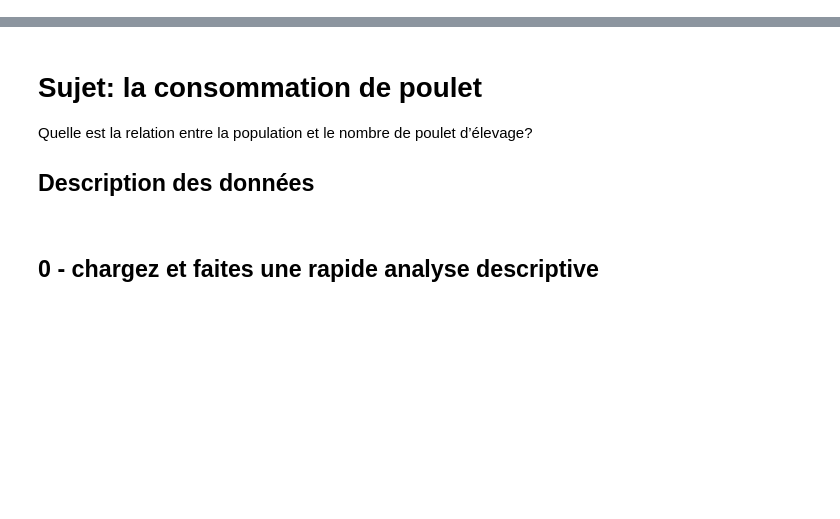
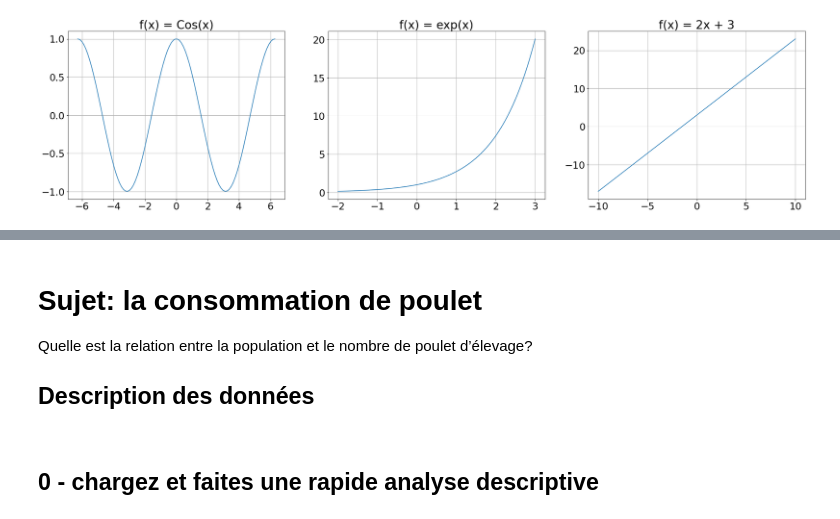
Before and after one commit to ML-for-B-E/linear-regression-course, a Jupyter notebook: notebooks/1-simple_linear_regression.ipynb, the cells around one changed output, grey strips where cells are left out. Saved outputs shown, nothing was run; the diff lists cells and outputs as text; code cells hidden in the pictures; blank space fills up the shorter version.

```diff
--- a/notebooks/1-simple_linear_regression.ipynb
+++ b/notebooks/1-simple_linear_regression.ipynb
@@ -6,0 +23,3 @@
+# %%
+import matplotlib
+matplotlib.rcParams.update({'font.size': 22})
@@ -6,0 +30,15 @@
+# %%
+## Exemple de fonctions
+
+lst_fonctions = [np.cos, np.exp, lambda x: 2 * x + 3]
+lst_X = [np.linspace(-2 * np.pi, 2 * np.pi, 100), np.linspace(-2, 3, 100), np.linspace(-10, 10, 100)]
+lst_titles = ['f(x) = Cos(x)', 'f(x) = exp(x)', 'f(x) = 2x + 3' ]
+
+plt.figure(figsize = (30, 7))
+for k in range(len(lst_fonctions)):
+    plt.subplot(1, 3, k+1)
+    plt.plot(lst_X[k], lst_fonctions[k](lst_X[k]))
+    plt.title(lst_titles[k])
+    plt.grid(True)
+# %% [output]
+[figure, added]
```
Also changed, not shown: parts of 44 cells of this notebook, 1 other file.
